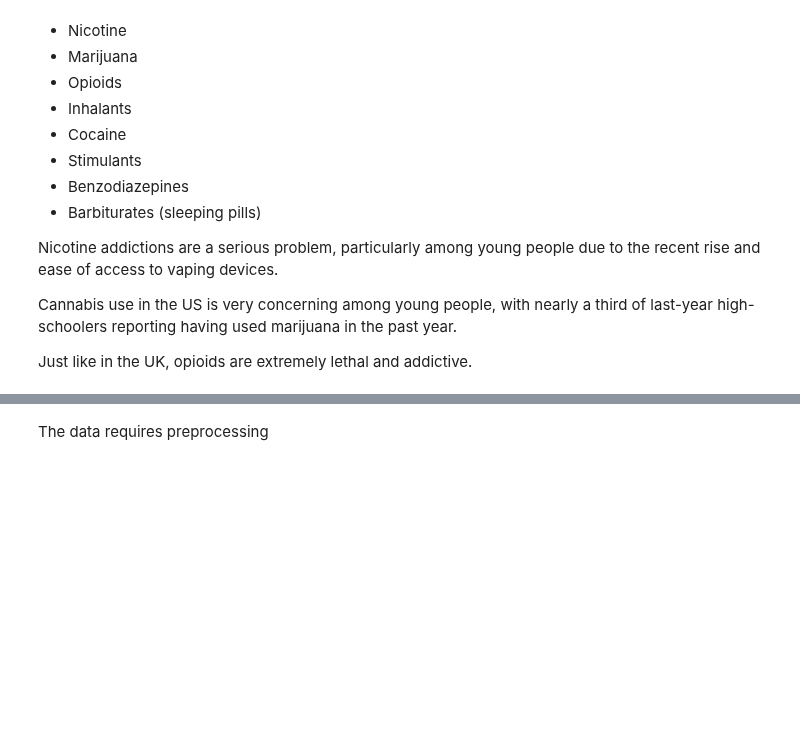
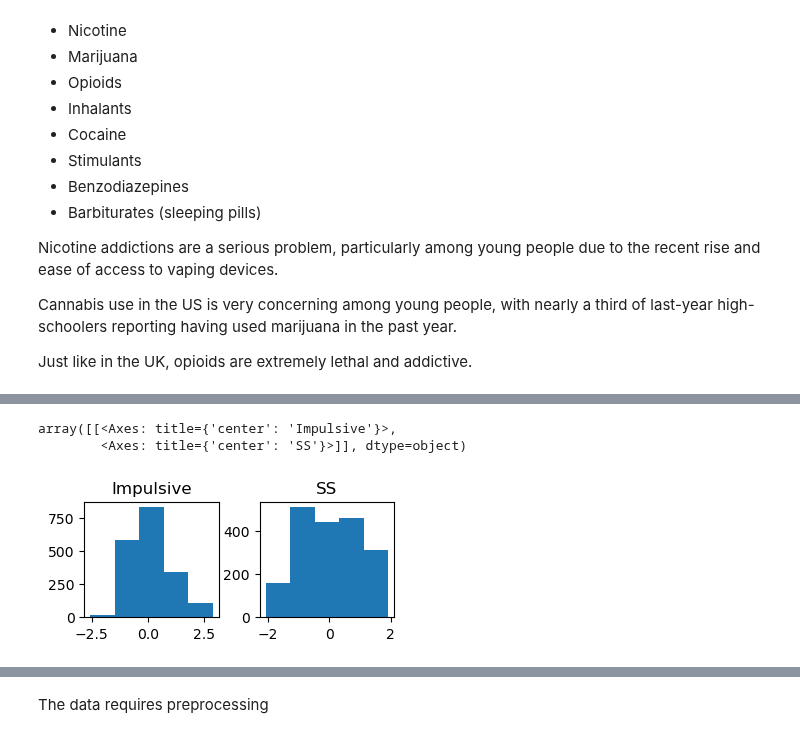
Before and after one commit to maksio420/ML, a Jupyter notebook: 7-final-drugs-anal/7. Final Group Project.ipynb, the cells around one changed output, grey strips where cells are left out. Drawn from its saved outputs; the diff is of its cells as text; code cells hidden in the pictures; blank space fills up the shorter version.

```diff
--- a/7-final-drugs-anal/7. Final Group Project.ipynb
+++ b/7-final-drugs-anal/7. Final Group Project.ipynb
@@ -359,0 +459,7 @@ After these findings about the two most representative countries in our data, th
+# %%
+# 5 bins
+imp_and_ss.hist(bins=5, figsize=(4,1.5), grid=False)
+# %% [output]
+array([[<Axes: title={'center': 'Impulsive'}>,
+        <Axes: title={'center': 'SS'}>]], dtype=object)
+[figure, added]
```
Also changed, not shown: parts of 54 cells of this notebook.
